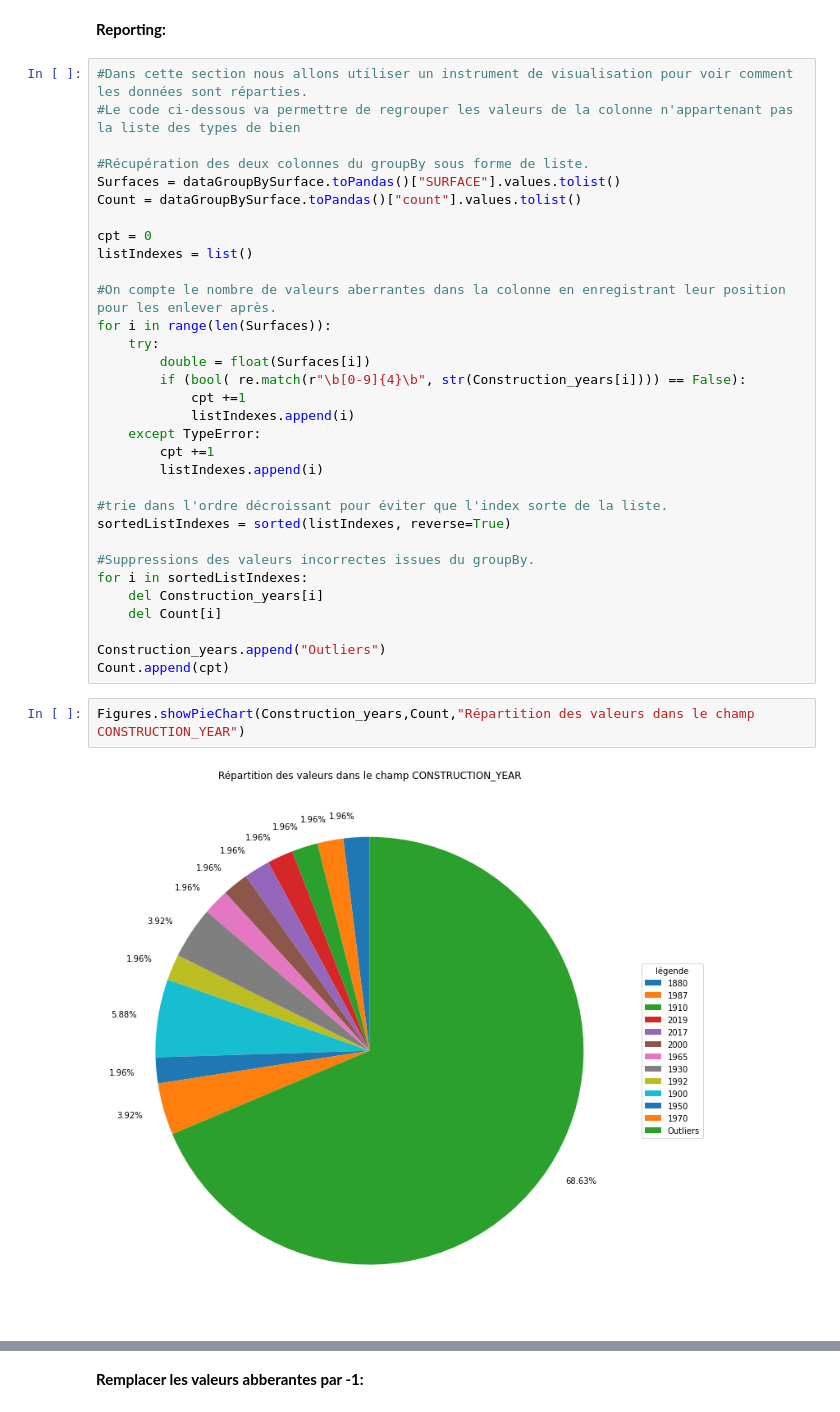
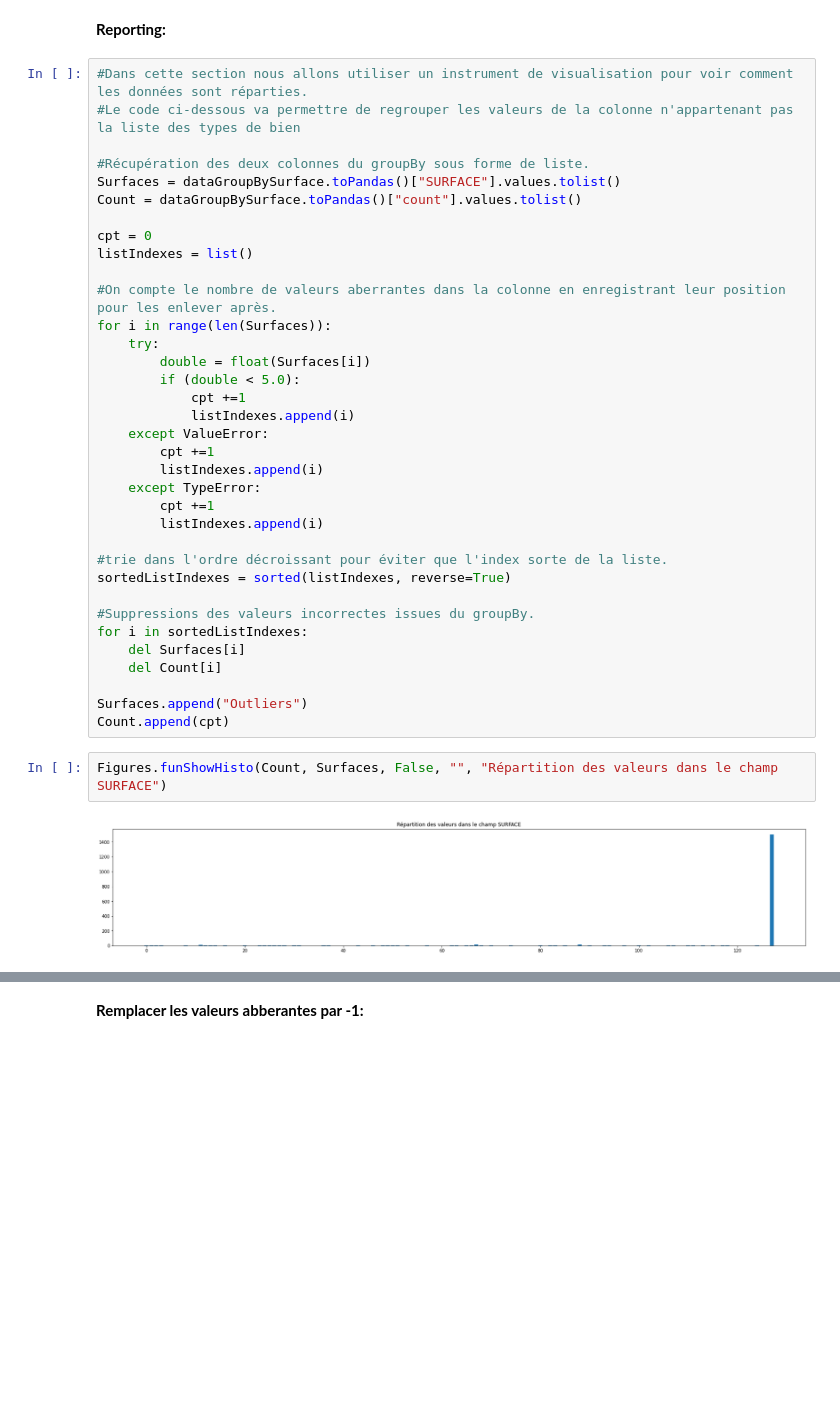
Before and after one commit to secouba/testsKapernikov, a Jupyter notebook: testsKapernikov.ipynb, the cells around one changed output, grey strips where cells are left out. Cells and saved outputs as stored; diff of their text form; blank space fills up the shorter version.

```diff
--- a/testsKapernikov.ipynb
+++ b/testsKapernikov.ipynb
@@ -868,9 +871,12 @@ listIndexes = list()
 for i in range(len(Surfaces)):
     try:
         double = float(Surfaces[i])
-        if (bool( re.match(r"\b[0-9]{4}\b", str(Construction_years[i]))) == False):
+        if (double < 5.0):
             cpt +=1
             listIndexes.append(i)
+    except ValueError:
+        cpt +=1
+        listIndexes.append(i)
     except TypeError:
         cpt +=1
         listIndexes.append(i)
@@ -880,13 +886,13 @@ sortedListIndexes = sorted(listIndexes, reverse=True)
 
 #Suppressions des valeurs incorrectes issues du groupBy.
 for i in sortedListIndexes:
-    del Construction_years[i]
+    del Surfaces[i]
     del Count[i]
 
-Construction_years.append("Outliers")
+Surfaces.append("Outliers")
 Count.append(cpt)
 # %%
-Figures.showPieChart(Construction_years,Count,"Répartition des valeurs dans le champ CONSTRUCTION_YEAR")
+Figures.funShowHisto(Count, Surfaces, False, "", "Répartition des valeurs dans le champ SURFACE")
 # %% [output]
-[figure, old version]
+[figure, new version]
 # %% [markdown]
```
Also changed, not shown: parts of 23 cells of this notebook.
